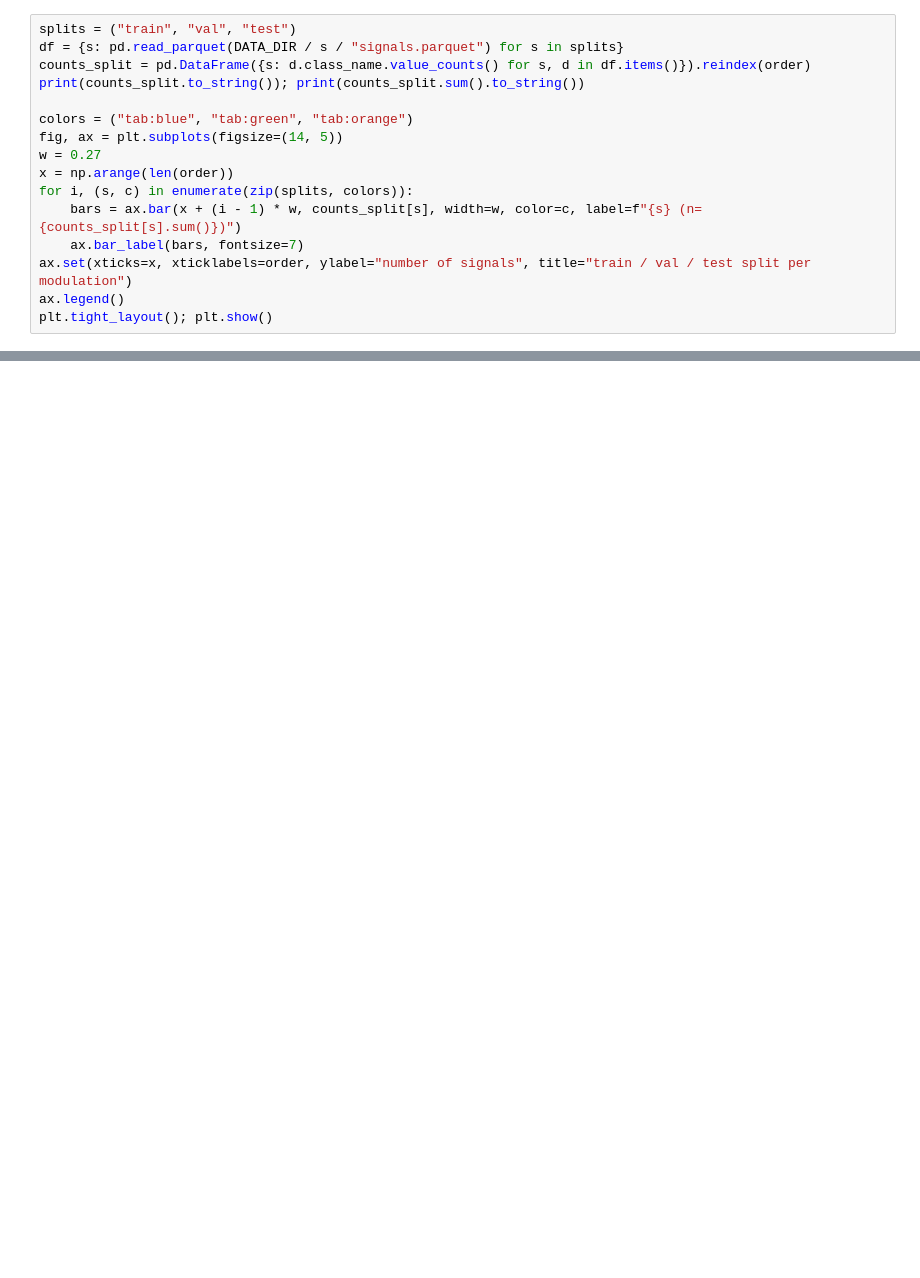
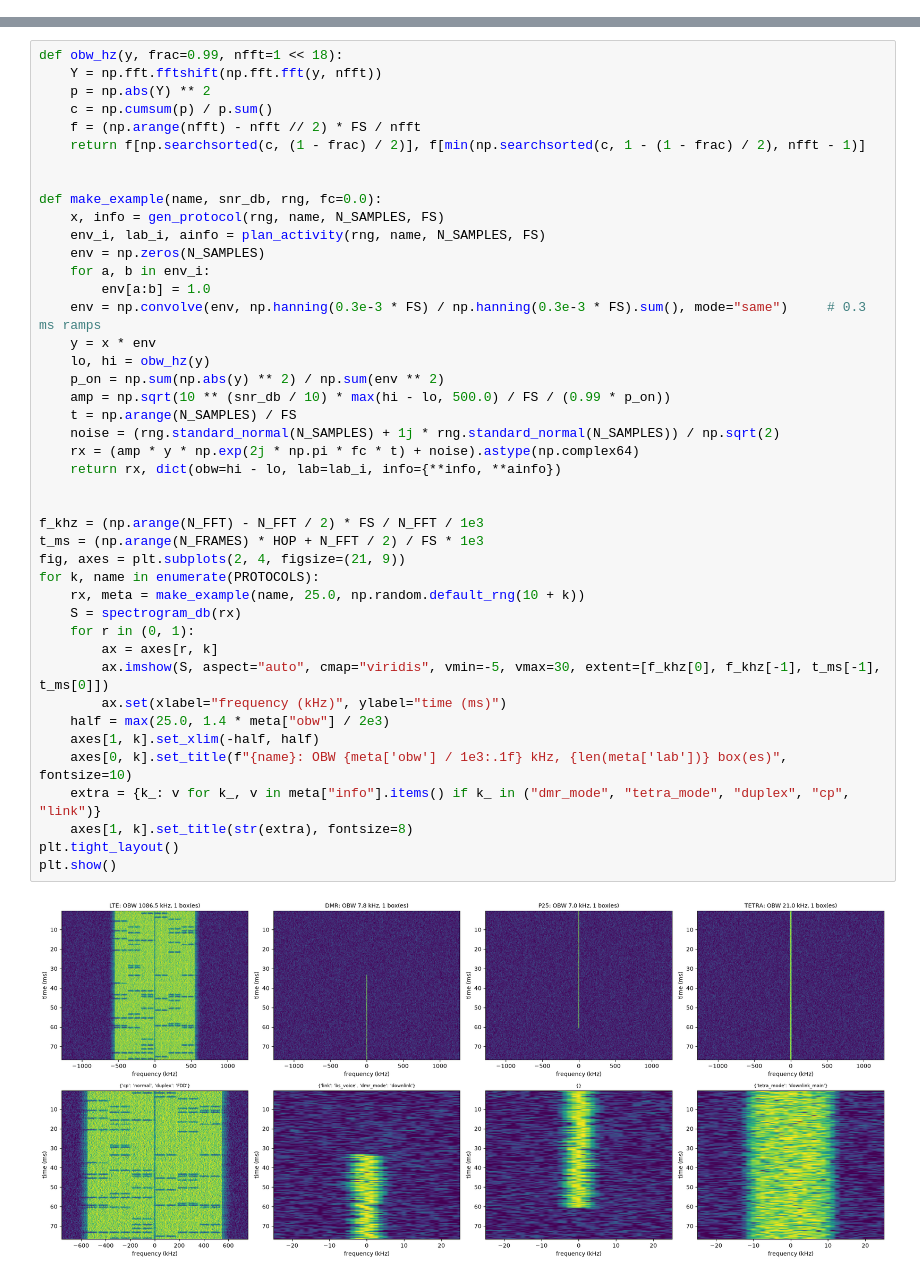
Before and after one commit to TohidTonekaboni/RF-Signal-Detection, a Jupyter notebook: test.ipynb, the cells around one changed output, grey strips where cells are left out. Cells and saved outputs as stored; diff of their text form; blank space fills up the shorter version.

```diff
--- a/test.ipynb
+++ b/test.ipynb
@@ -324,16 +0,0 @@ Number of signals per modulation in each split (grouped bar chart).
-# %%
-splits = ("train", "val", "test")
-df = {s: pd.read_parquet(DATA_DIR / s / "signals.parquet") for s in splits}
-counts_split = pd.DataFrame({s: d.class_name.value_counts() for s, d in df.items()}).reindex(order)
-print(counts_split.to_string()); print(counts_split.sum().to_string())
-
-colors = ("tab:blue", "tab:green", "tab:orange")
-fig, ax = plt.subplots(figsize=(14, 5))
-w = 0.27
-x = np.arange(len(order))
-for i, (s, c) in enumerate(zip(splits, colors)):
-    bars = ax.bar(x + (i - 1) * w, counts_split[s], width=w, color=c, label=f"{s} (n={counts_split[s].sum()})")
-    ax.bar_label(bars, fontsize=7)
-ax.set(xticks=x, xticklabels=order, ylabel="number of signals", title="train / val / test split per modulation")
-ax.legend()
-plt.tight_layout(); plt.show()
@@ -498,0 +20,45 @@ GMSK             579    0                   0
+# %%
+def obw_hz(y, frac=0.99, nfft=1 << 18):
+    Y = np.fft.fftshift(np.fft.fft(y, nfft))
+    p = np.abs(Y) ** 2
+    c = np.cumsum(p) / p.sum()
+    f = (np.arange(nfft) - nfft // 2) * FS / nfft
+    return f[np.searchsorted(c, (1 - frac) / 2)], f[min(np.searchsorted(c, 1 - (1 - frac) / 2), nfft - 1)]
+
+
+def make_example(name, snr_db, rng, fc=0.0):
+    x, info = gen_protocol(rng, name, N_SAMPLES, FS)
+    env_i, lab_i, ainfo = plan_activity(rng, name, N_SAMPLES, FS)
+    env = np.zeros(N_SAMPLES)
+    for a, b in env_i:
+        env[a:b] = 1.0
+    env = np.convolve(env, np.hanning(0.3e-3 * FS) / np.hanning(0.3e-3 * FS).sum(), mode="same")     # 0.3 ms ramps
+    y = x * env
+    lo, hi = obw_hz(y)
+    p_on = np.sum(np.abs(y) ** 2) / np.sum(env ** 2)
+    amp = np.sqrt(10 ** (snr_db / 10) * max(hi - lo, 500.0) / FS / (0.99 * p_on))
+    t = np.arange(N_SAMPLES) / FS
+    noise = (rng.standard_normal(N_SAMPLES) + 1j * rng.standard_normal(N_SAMPLES)) / np.sqrt(2)
+    rx = (amp * y * np.exp(2j * np.pi * fc * t) + noise).astype(np.complex64)
+    return rx, dict(obw=hi - lo, lab=lab_i, info={**info, **ainfo})
+
+
+f_khz = (np.arange(N_FFT) - N_FFT / 2) * FS / N_FFT / 1e3
+t_ms = (np.arange(N_FRAMES) * HOP + N_FFT / 2) / FS * 1e3
+fig, axes = plt.subplots(2, 4, figsize=(21, 9))
+for k, name in enumerate(PROTOCOLS):
+    rx, meta = make_example(name, 25.0, np.random.default_rng(10 + k))
+    S = spectrogram_db(rx)
+    for r in (0, 1):
+        ax = axes[r, k]
+        ax.imshow(S, aspect="auto", cmap="viridis", vmin=-5, vmax=30, extent=[f_khz[0], f_khz[-1], t_ms[-1], t_ms[0]])
+        ax.set(xlabel="frequency (kHz)", ylabel="time (ms)")
+    half = max(25.0, 1.4 * meta["obw"] / 2e3)
+    axes[1, k].set_xlim(-half, half)
+    axes[0, k].set_title(f"{name}: OBW {meta['obw'] / 1e3:.1f} kHz, {len(meta['lab'])} box(es)", fontsize=10)
+    extra = {k_: v for k_, v in meta["info"].items() if k_ in ("dmr_mode", "tetra_mode", "duplex", "cp", "link")}
+    axes[1, k].set_title(str(extra), fontsize=8)
+plt.tight_layout()
+plt.show()
+# %% [output]
+[figure, added]
```
Also changed, not shown: parts of 43 cells of this notebook, 2 other files.
